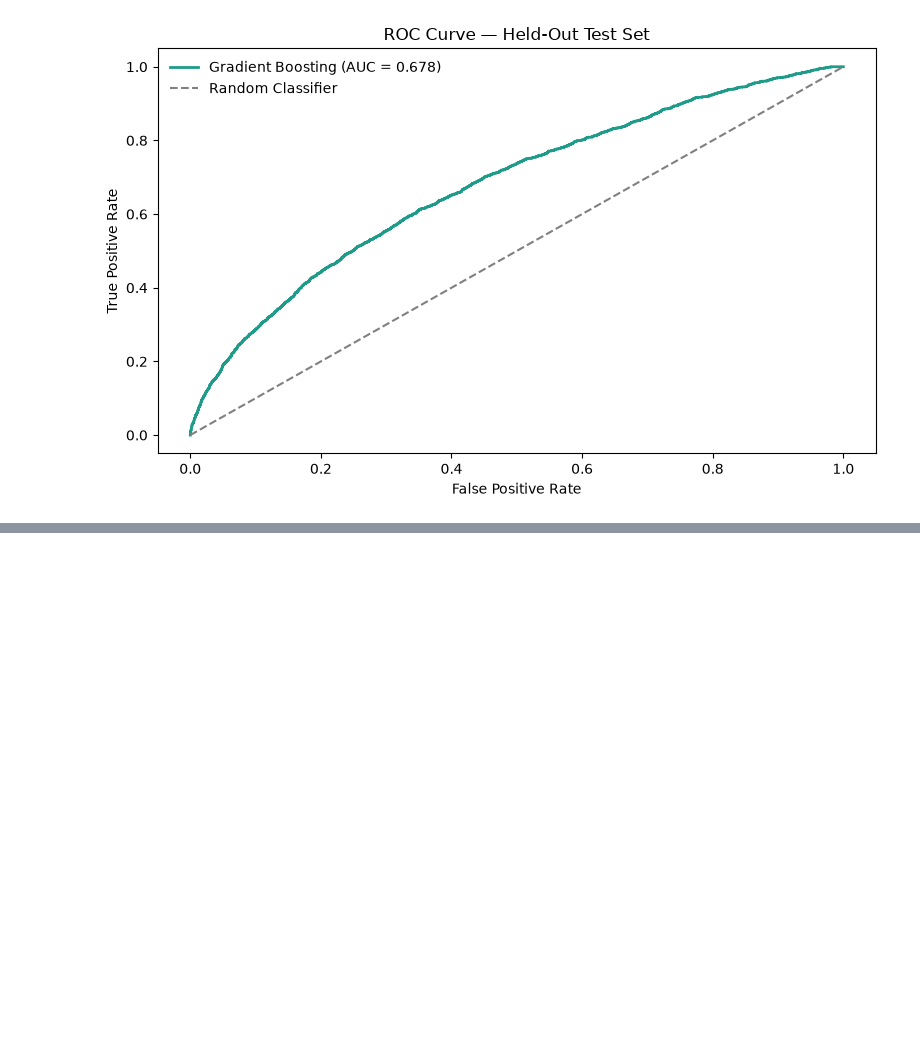
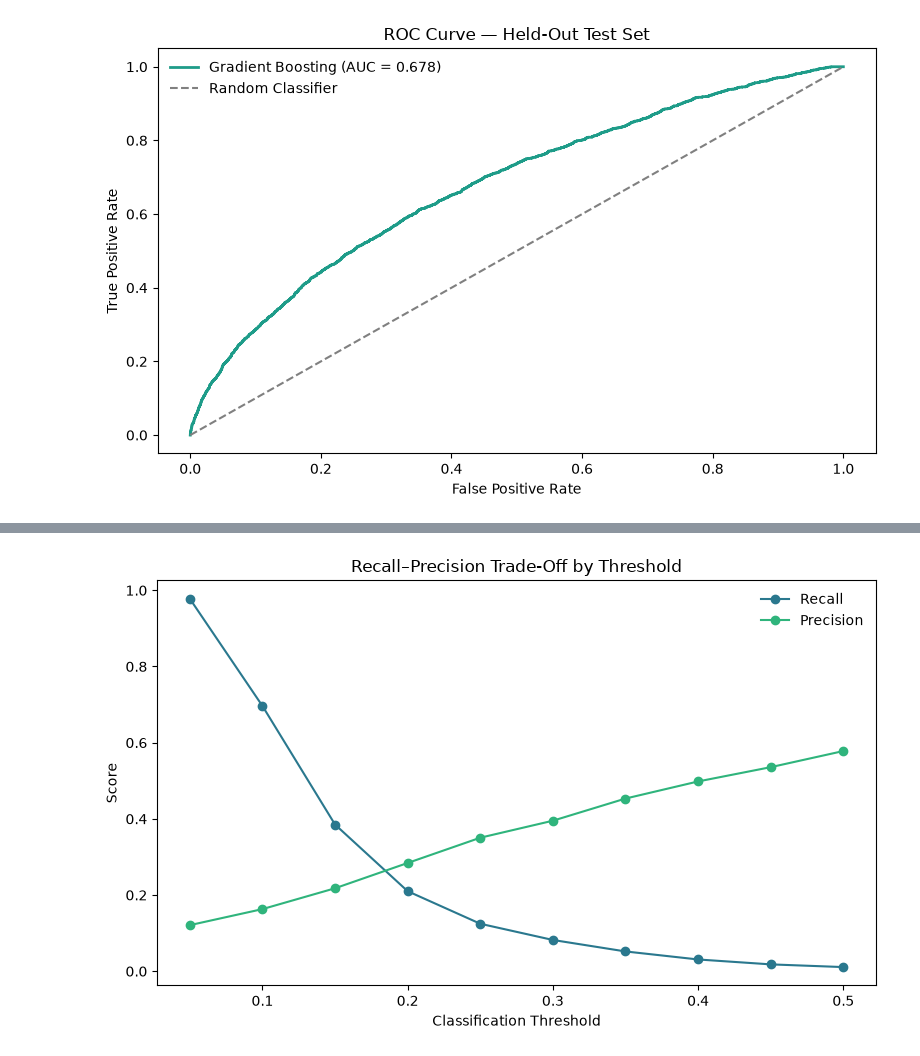
Before and after one commit to byegond-beep/hospital-readmission-resource-allocation-analytics, a Jupyter notebook: notebooks/06_model _evaluation.ipynb, the cells around one changed output, grey strips where cells are left out. Cells and saved outputs as stored; diff of their text form; code cells hidden in the pictures; blank space fills up the shorter version.

```diff
--- a/notebooks/06_model _evaluation.ipynb
+++ b/notebooks/06_model _evaluation.ipynb
@@ -303,0 +410,29 @@ This trade-off is operationally important because the appropriate operating poin
+# %%
+plt.figure(figsize=(8, 5))
+
+plt.plot(
+    threshold_df["Threshold"],
+    threshold_df["Recall"],
+    marker="o",
+    label="Recall",
+    color=plt.cm.viridis(0.40)
+)
+
+plt.plot(
+    threshold_df["Threshold"],
+    threshold_df["Precision"],
+    marker="o",
+    label="Precision",
+    color=plt.cm.viridis(0.65)
+)
+
+plt.xlabel("Classification Threshold")
+plt.ylabel("Score")
+plt.title("Recall–Precision Trade-Off by Threshold")
+
+plt.legend(frameon=False)
+
+plt.tight_layout()
+plt.show()
+# %% [output]
+[figure, added]
```
Also changed, not shown: parts of 16 cells of this notebook.
